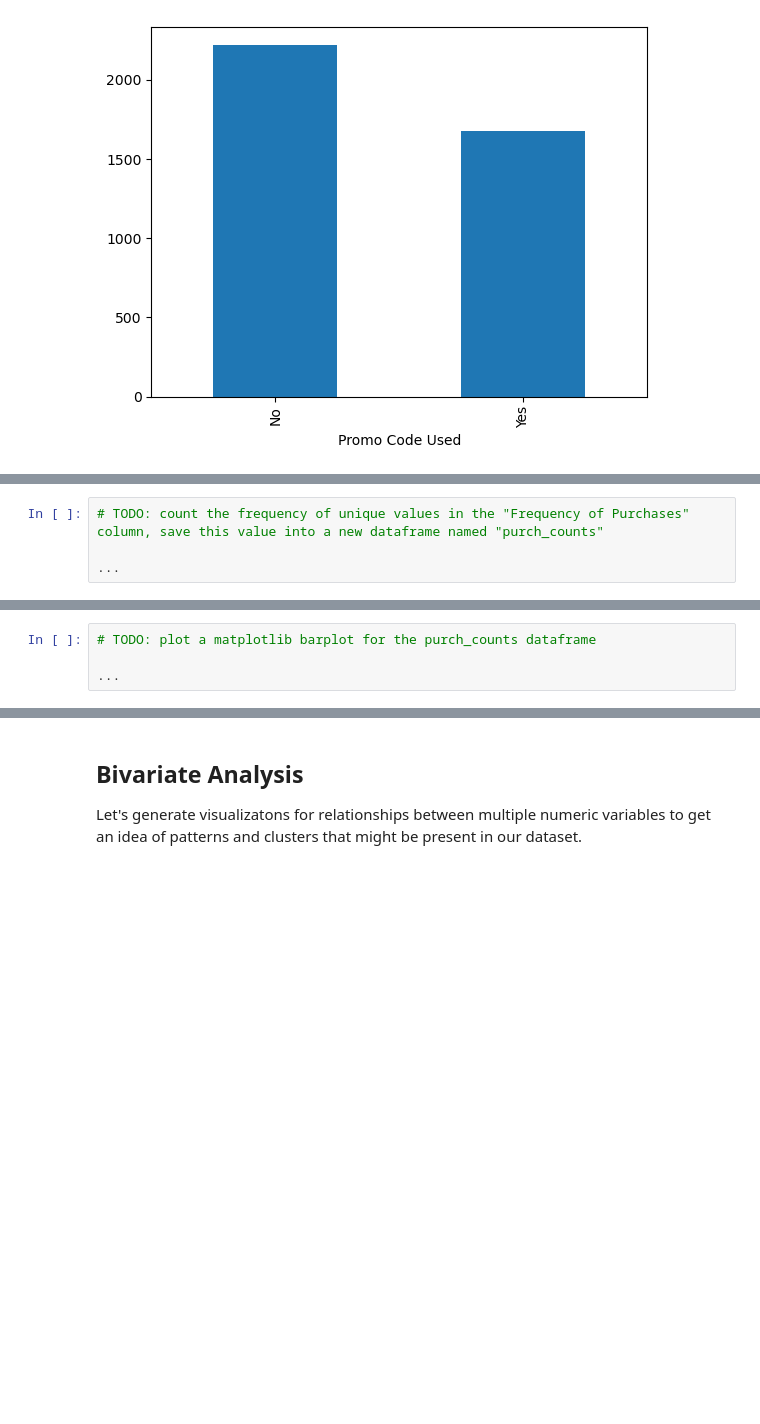
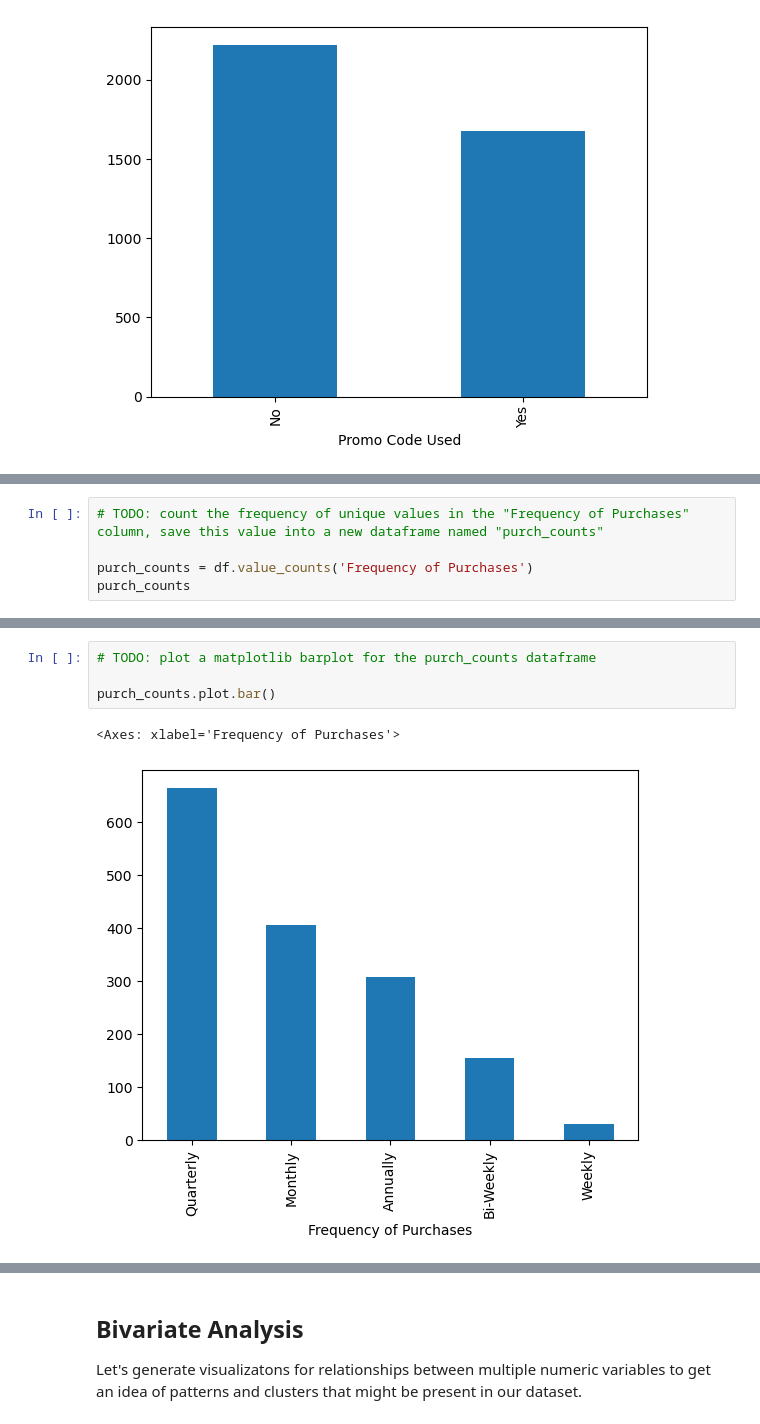
Before and after one commit to ufomaok/shopping_behavior, a Jupyter notebook: code/01explore.ipynb, the cells around one changed output, grey strips where cells are left out. Drawn from its saved outputs; the diff is of its cells as text; blank space fills up the shorter version.

```diff
--- a/code/01explore.ipynb
+++ b/code/01explore.ipynb
@@ -158,4 +179,5 @@ promo_counts.plot.bar()
 # %%
 # TODO: count the frequency of unique values in the "Frequency of Purchases" column, save this value into a new dataframe named "purch_counts"
 
-...
+purch_counts = df.value_counts('Frequency of Purchases')
+purch_counts
@@ -162,7 +192,10 @@ promo_counts.plot.bar()
 # %%
 # TODO: plot a matplotlib barplot for the purch_counts dataframe
 
-...
+purch_counts.plot.bar()
+# %% [output]
+<Axes: xlabel='Frequency of Purchases'>
+[figure, added]
 # %%
 # TODO: count the frequency of unique values in the "Location" column, save this value into a new dataframe named "loc_counts"
 
```
Also changed, not shown: parts of 18 cells of this notebook.
